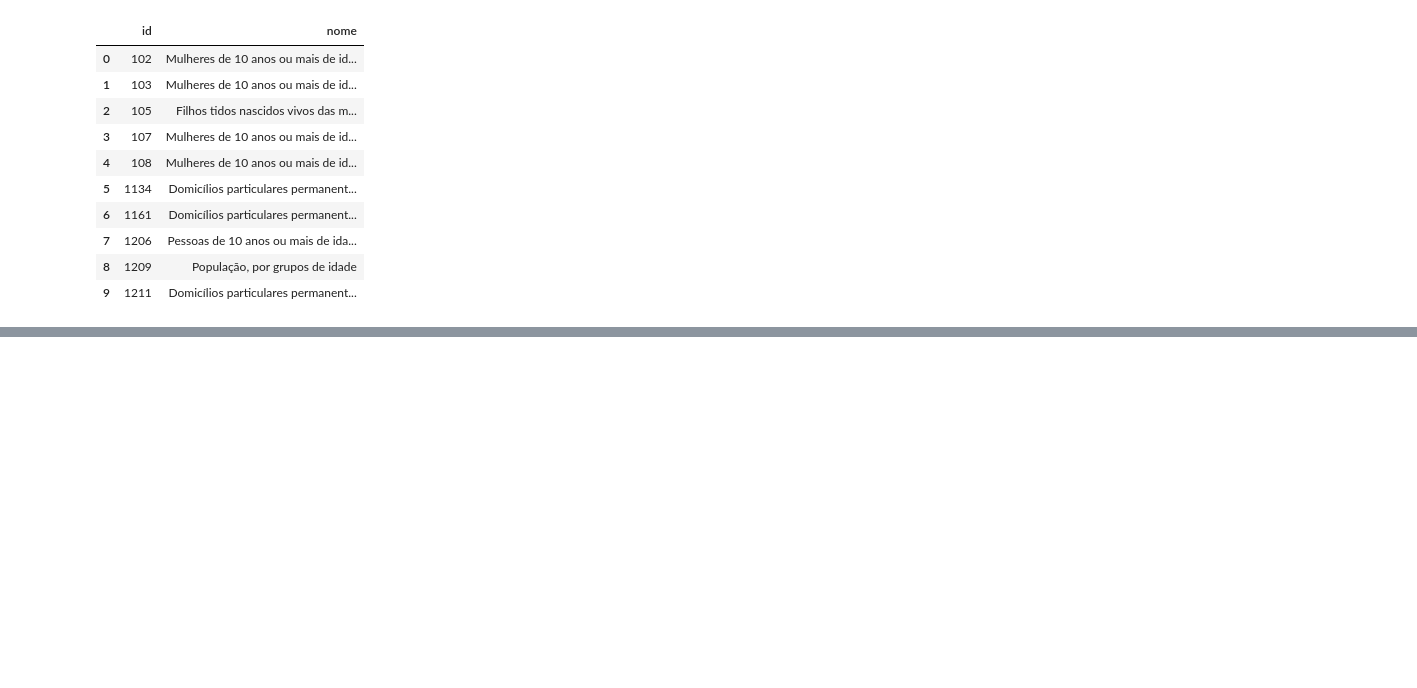
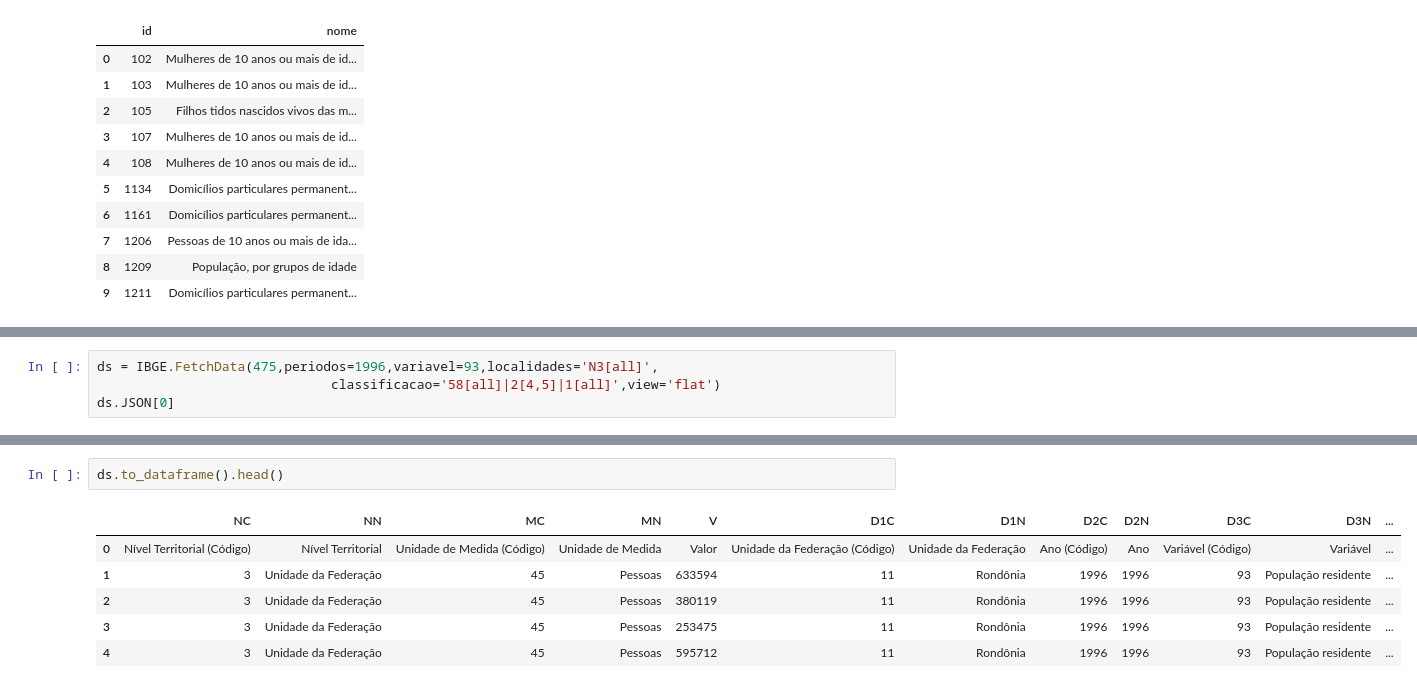
Before and after one commit to AlertaDengue/curso-pysus, a Jupyter notebook: IBGE/IBGE.ipynb, the cells around one changed output, grey strips where cells are left out. Drawn from its saved outputs; the diff is of its cells as text; blank space fills up the shorter version.

```diff
--- a/IBGE/IBGE.ipynb
+++ b/IBGE/IBGE.ipynb
@@ -64,0 +111,4 @@ Dropdown(description='Number:', index=5, options=(('Mulheres de 10 anos ou mais
+# %%
+ds = IBGE.FetchData(475,periodos=1996,variavel=93,localidades='N3[all]',
+                              classificacao='58[all]|2[4,5]|1[all]',view='flat')
+ds.JSON[0]
@@ -64,0 +134,9 @@ Dropdown(description='Number:', index=5, options=(('Mulheres de 10 anos ou mais
+# %%
+ds.to_dataframe().head()
+# %% [output]
+|  | NC | NN | MC | MN | V | D1C | D1N | D2C | D2N | D3C | D3N | ... |
+| 0 | Nível Territorial (Código) | Nível Territorial | Unidade de Medida (Código) | Unidade de Medida | Valor | Unidade da Federação (Código) | Unidade da Federação | Ano (Código) | Ano | Variável (Código) | Variável | ... |
+| 1 | 3 | Unidade da Federação | 45 | Pessoas | 633594 | 11 | Rondônia | 1996 | 1996 | 93 | População residente | ... |
+| 2 | 3 | Unidade da Federação | 45 | Pessoas | 380119 | 11 | Rondônia | 1996 | 1996 | 93 | População residente | ... |
+| 3 | 3 | Unidade da Federação | 45 | Pessoas | 253475 | 11 | Rondônia | 1996 | 1996 | 93 | População residente | ... |
+| 4 | 3 | Unidade da Federação | 45 | Pessoas | 595712 | 11 | Rondônia | 1996 | 1996 | 93 | População residente | ... |
```
Also changed, not shown: parts of 12 cells of this notebook.
